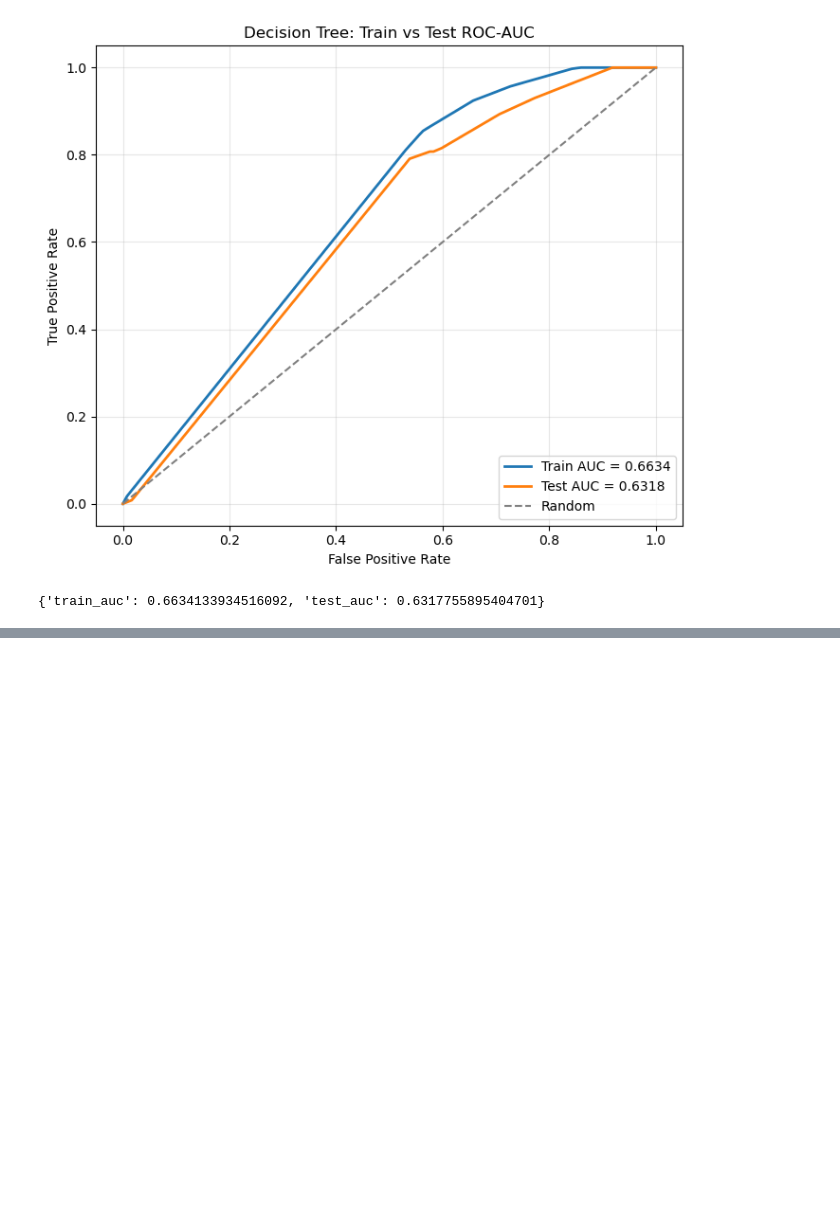
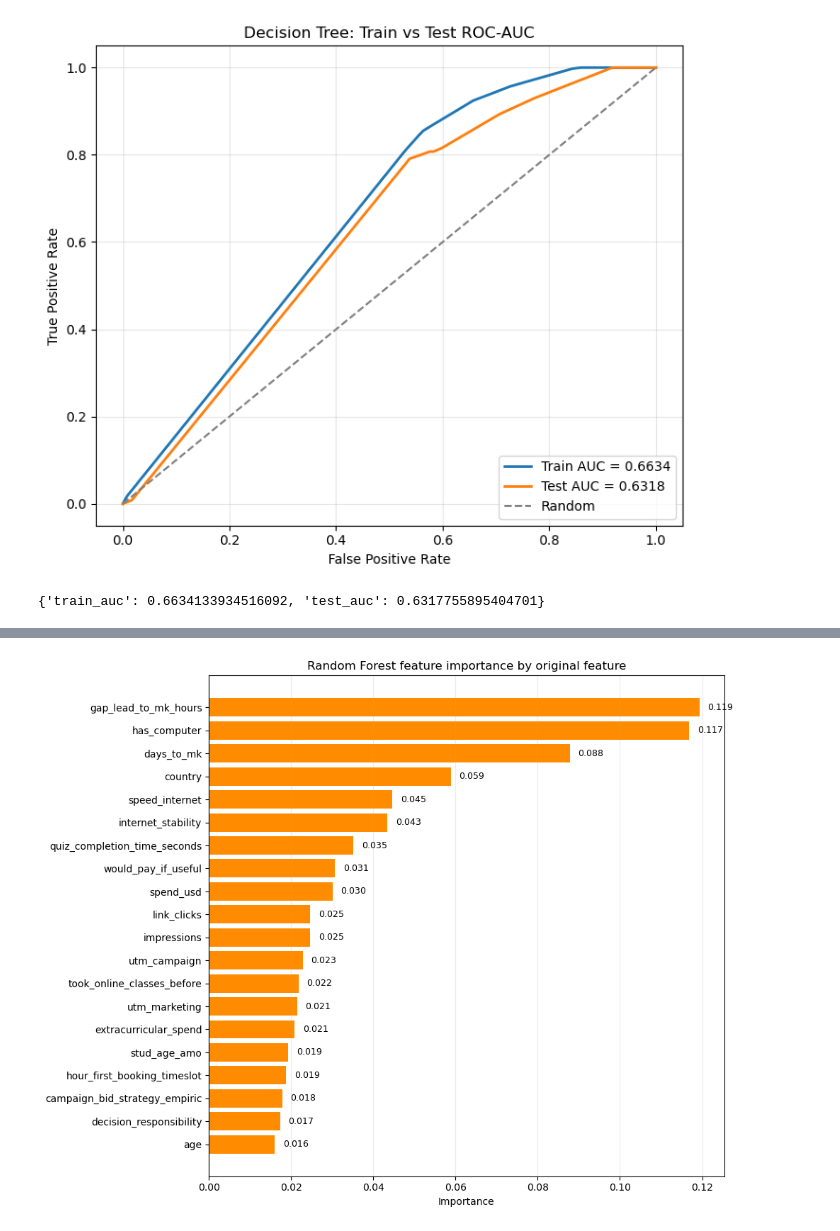
Before and after one commit to AlinaYakubova/Thesis_DTM_Trial_Class_Prediction, a Jupyter notebook: Main_script_diploma.ipynb, the cells around one changed output, grey strips where cells are left out. Drawn from its saved outputs; the diff is of its cells as text; code cells hidden in the pictures; blank space fills up the shorter version.

```diff
--- a/Main_script_diploma.ipynb
+++ b/Main_script_diploma.ipynb
@@ -1567,0 +1683,70 @@ plt.show()
+# %%
+preprocessor = rf_model.named_steps["preprocessor"]
+classifier = rf_model.named_steps["classifier"]
+
+feature_importance_rows_rf = []
+importance_offset_rf = 0
+
+if num_features_rf:
+    for feature, importance in zip(
+        num_features_rf,
+        classifier.feature_importances_[:len(num_features_rf)],
+    ):
+        feature_importance_rows_rf.append({
+            "feature": feature,
+            "importance": importance,
+        })
+
+    importance_offset_rf = len(num_features_rf)
+
+if cat_features_rf:
+    cat_pipeline = preprocessor.named_transformers_["cat"]
+    onehot = cat_pipeline.named_steps["onehot"]
+    cat_importances_rf = classifier.feature_importances_[importance_offset_rf:]
+
+    for feature, categories in zip(cat_features_rf, onehot.categories_):
+        n_categories = len(categories)
+        feature_importance_rows_rf.append({
+            "feature": feature,
+            "importance": cat_importances_rf[:n_categories].sum(),
+        })
+        cat_importances_rf = cat_importances_rf[n_categories:]
+
+rf_feature_importance = (
+    pd.DataFrame(feature_importance_rows_rf)
+    .groupby("feature", as_index=False)["importance"]
+    .sum()
+    .sort_values("importance", ascending=False)
+    .reset_index(drop=True)
+)
+
+display(rf_feature_importance.head(30).round(3))
+
+top_rf_features = rf_feature_importance.head(20).sort_values("importance", ascending=False)
+
+fig, ax = plt.subplots(figsize=(10, 8))
+ax.barh(
+    top_rf_features["feature"],
+    top_rf_features["importance"],
+    color="darkorange",
+)
+ax.set_title("Random Forest feature importance by original feature")
+ax.set_xlabel("Importance")
+ax.set_ylabel("")
+ax.grid(axis="x", alpha=0.25)
+ax.invert_yaxis()
+
+for patch in ax.patches:
+    width = patch.get_width()
+    ax.text(
+        width + 0.002,
+        patch.get_y() + patch.get_height() / 2,
+        f"{width:.3f}",
+        va="center",
+        ha="left",
+        fontsize=9,
+    )
+
+plt.tight_layout()
+plt.show()
+# %% [output]
@@ -1567,0 +1770 @@ plt.show()
+[figure, added]
```
Also changed, not shown: parts of 9 cells of this notebook.
